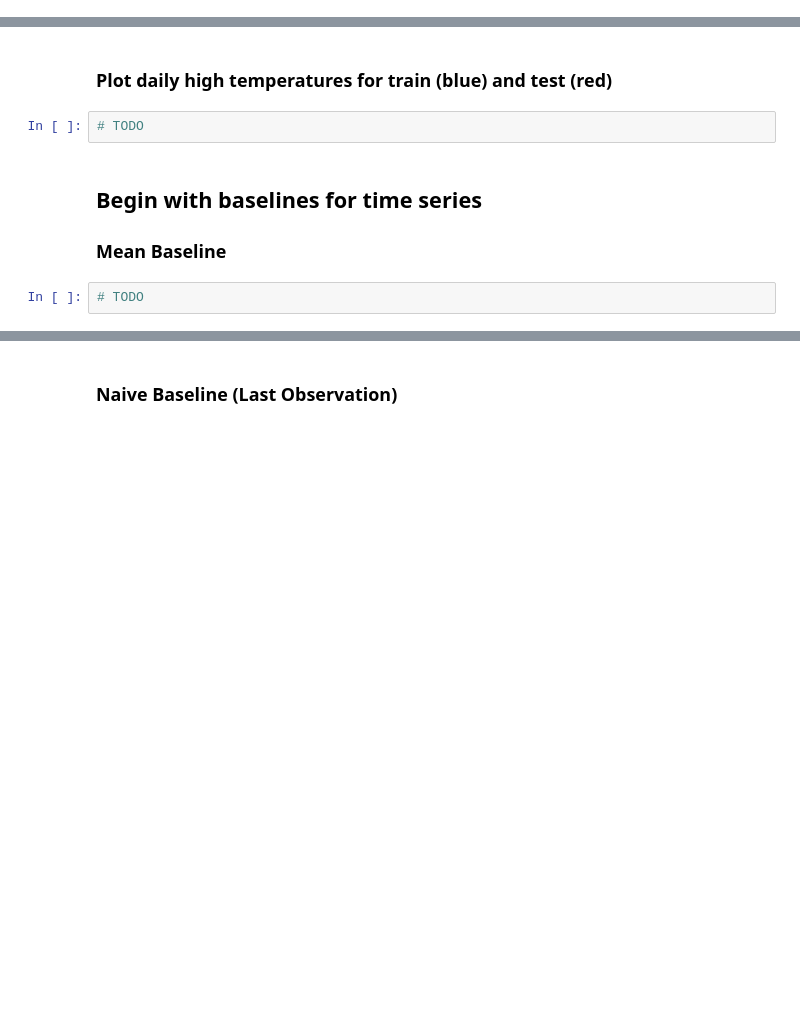
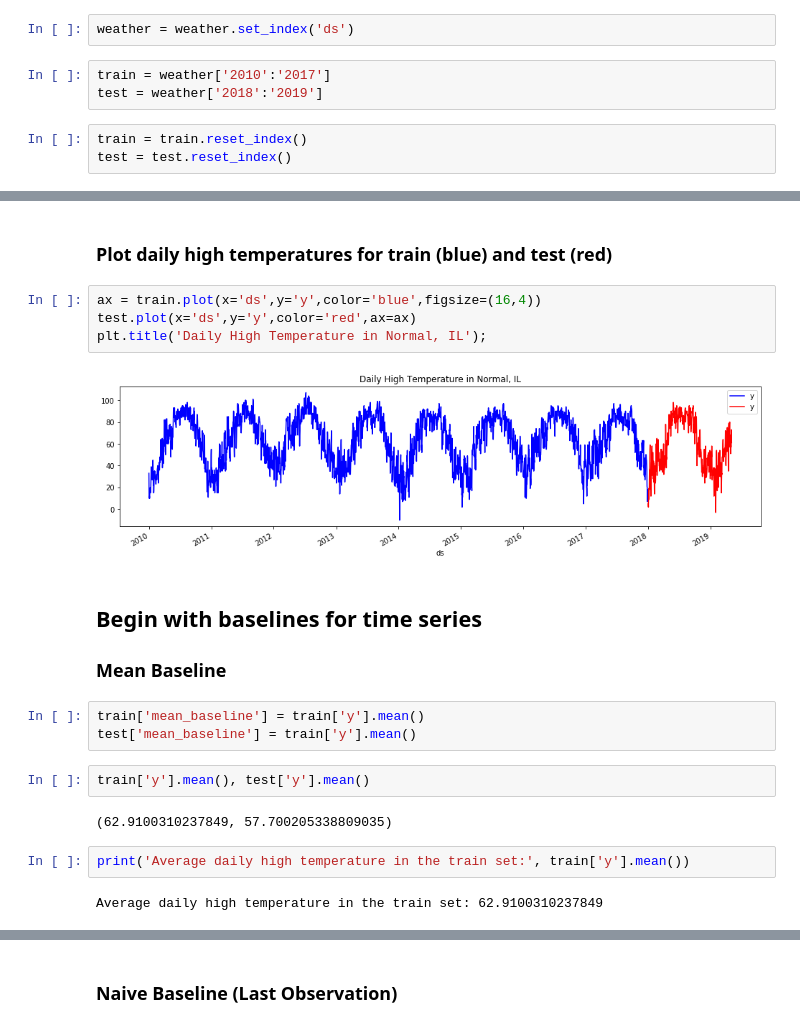
Before and after one commit to bloominstituteoftechnology/DS-Unit-2-Regression-1, a Jupyter notebook: module2-evaluating-forecasts/evaluating_forecasts.ipynb, the cells around one changed output, grey strips where cells are left out. Drawn from its saved outputs; the diff is of its cells as text; blank space fills up the shorter version.

```diff
--- a/module2-evaluating-forecasts/evaluating_forecasts.ipynb
+++ b/module2-evaluating-forecasts/evaluating_forecasts.ipynb
@@ -157,0 +161,8 @@ weather = (pd.read_csv(url, parse_dates=['DATE'])
+# %%
+weather = weather.set_index('ds')
+# %%
+train = weather['2010':'2017']
+test = weather['2018':'2019']
+# %%
+train = train.reset_index()
+test = test.reset_index()
@@ -158,10 +178,23 @@ weather = (pd.read_csv(url, parse_dates=['DATE'])
 # %% [markdown]
 ### Plot daily high temperatures for train (blue) and test (red)
-# %%
-# TODO
+# %%
+ax = train.plot(x='ds',y='y',color='blue',figsize=(16,4))
+test.plot(x='ds',y='y',color='red',ax=ax)
+plt.title('Daily High Temperature in Normal, IL');
+# %% [output]
+[figure, added]
 # %% [markdown]
 ## Begin with baselines for time series
 
 ### Mean Baseline
-# %%
-# TODO
+# %%
+train['mean_baseline'] = train['y'].mean()
+test['mean_baseline'] = train['y'].mean()
+# %%
+train['y'].mean(), test['y'].mean()
+# %% [output]
+(62.9100310237849, 57.700205338809035)
+# %%
+print('Average daily high temperature in the train set:', train['y'].mean())
+# %% [output]
+Average daily high temperature in the train set: 62.9100310237849
```
Also changed, not shown: parts of 28 cells of this notebook, 1 other file.
